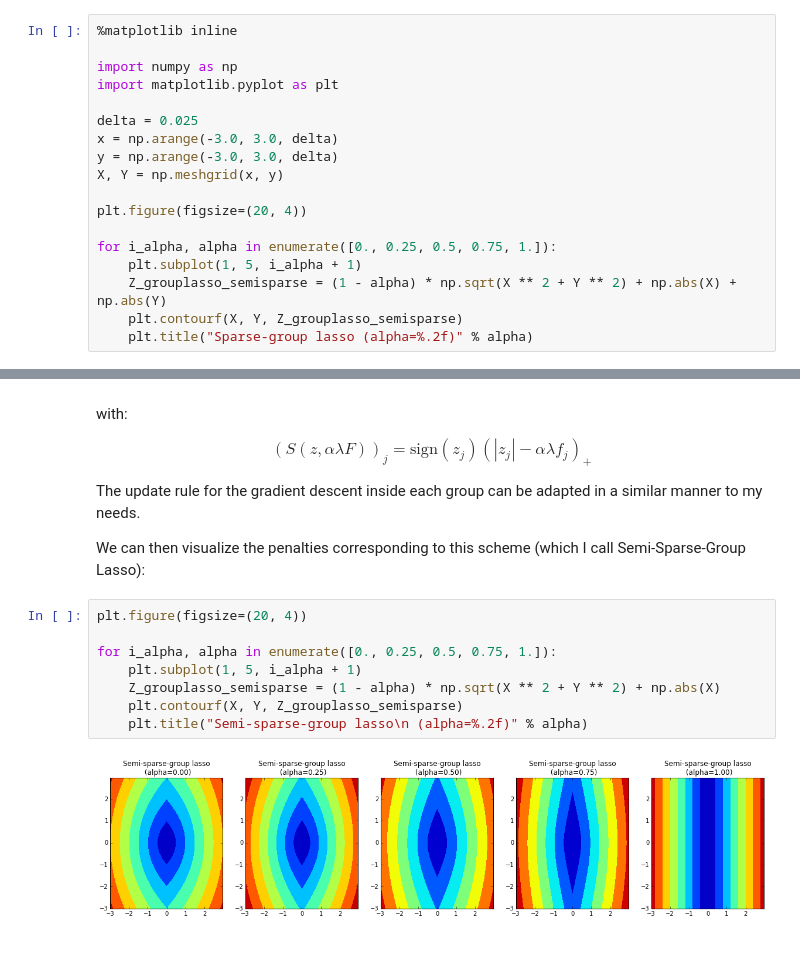
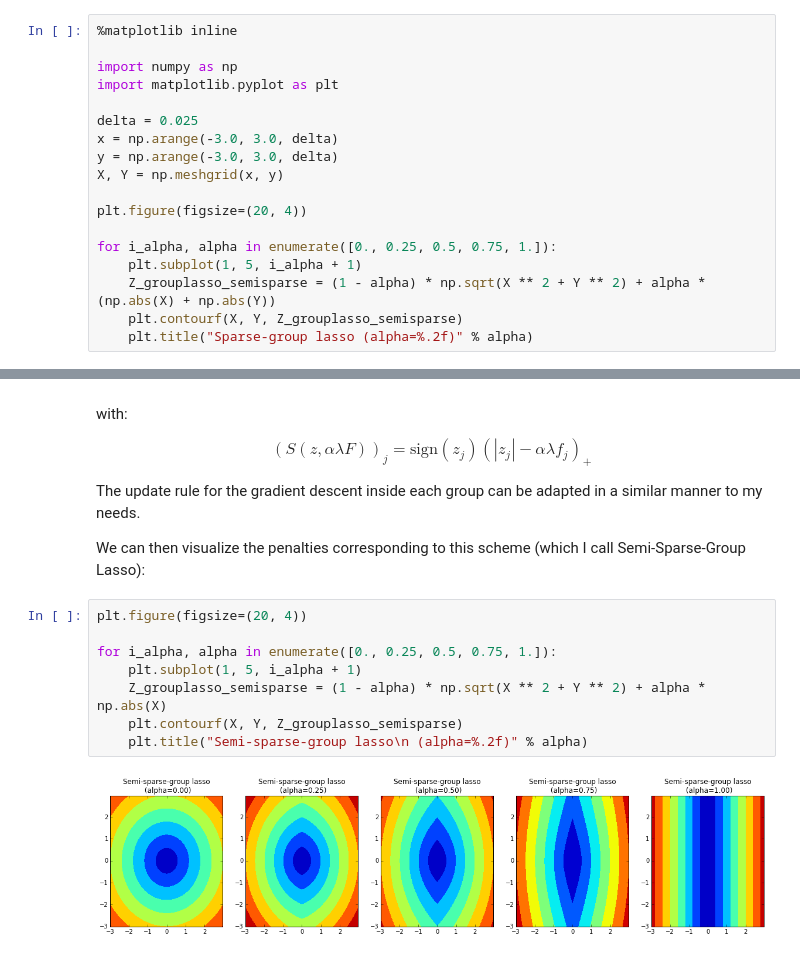
Before and after one commit to afcarl/Homework-1, a Jupyter notebook: pynb/sparse_group_lasso.ipynb, the cells around one changed output, grey strips where cells are left out. Drawn from its saved outputs; the diff is of its cells as text.

```diff
--- a/pynb/sparse_group_lasso.ipynb
+++ b/pynb/sparse_group_lasso.ipynb
@@ -37,7 +37,7 @@ plt.figure(figsize=(20, 4))
 
 for i_alpha, alpha in enumerate([0., 0.25, 0.5, 0.75, 1.]):
     plt.subplot(1, 5, i_alpha + 1)
-    Z_grouplasso_semisparse = (1 - alpha) * np.sqrt(X ** 2 + Y ** 2) + np.abs(X) + np.abs(Y)
+    Z_grouplasso_semisparse = (1 - alpha) * np.sqrt(X ** 2 + Y ** 2) + alpha * (np.abs(X) + np.abs(Y))
     plt.contourf(X, Y, Z_grouplasso_semisparse)
     plt.title("Sparse-group lasso (alpha=%.2f)" % alpha)
 # %% [output]
@@ -77,10 +77,10 @@ We can then visualize the penalties corresponding to this scheme (which I call S
 # %%
 plt.figure(figsize=(20, 4))
 
 for i_alpha, alpha in enumerate([0., 0.25, 0.5, 0.75, 1.]):
     plt.subplot(1, 5, i_alpha + 1)
-    Z_grouplasso_semisparse = (1 - alpha) * np.sqrt(X ** 2 + Y ** 2) + np.abs(X)
+    Z_grouplasso_semisparse = (1 - alpha) * np.sqrt(X ** 2 + Y ** 2) + alpha * np.abs(X)
     plt.contourf(X, Y, Z_grouplasso_semisparse)
     plt.title("Semi-sparse-group lasso\n (alpha=%.2f)" % alpha)
 # %% [output]
-[figure, old version]
+[figure, new version]
```
Also changed, not shown: parts of 1 cell of this notebook.
